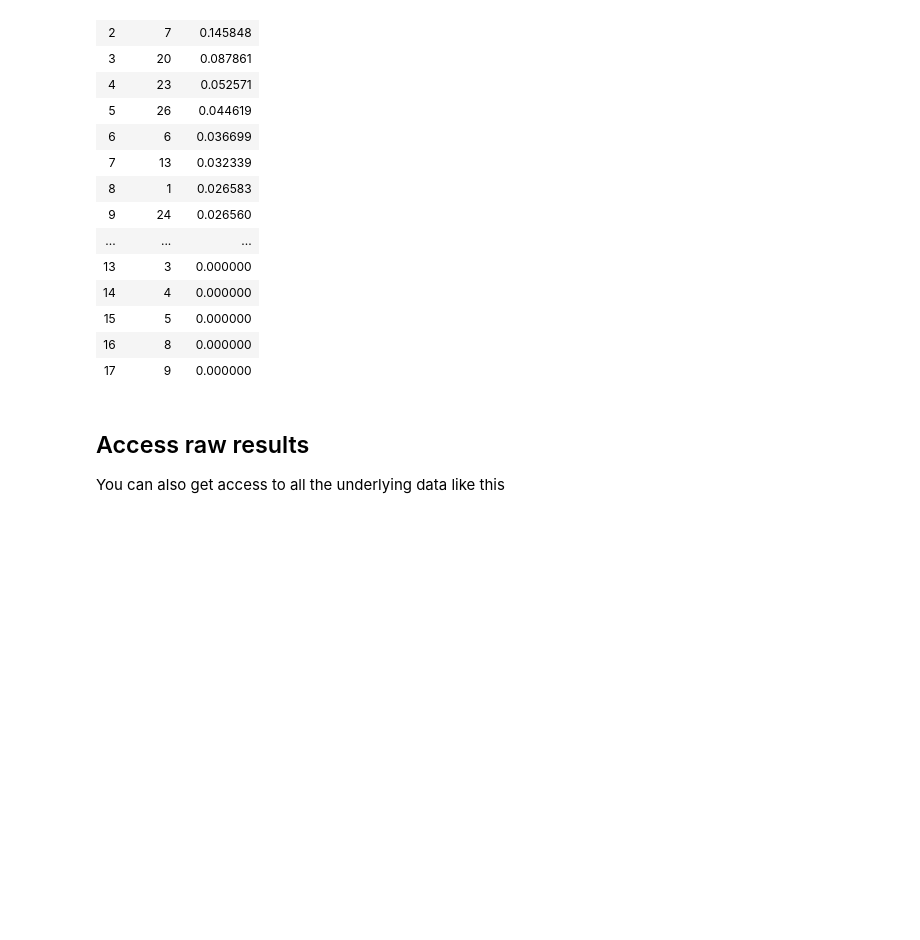
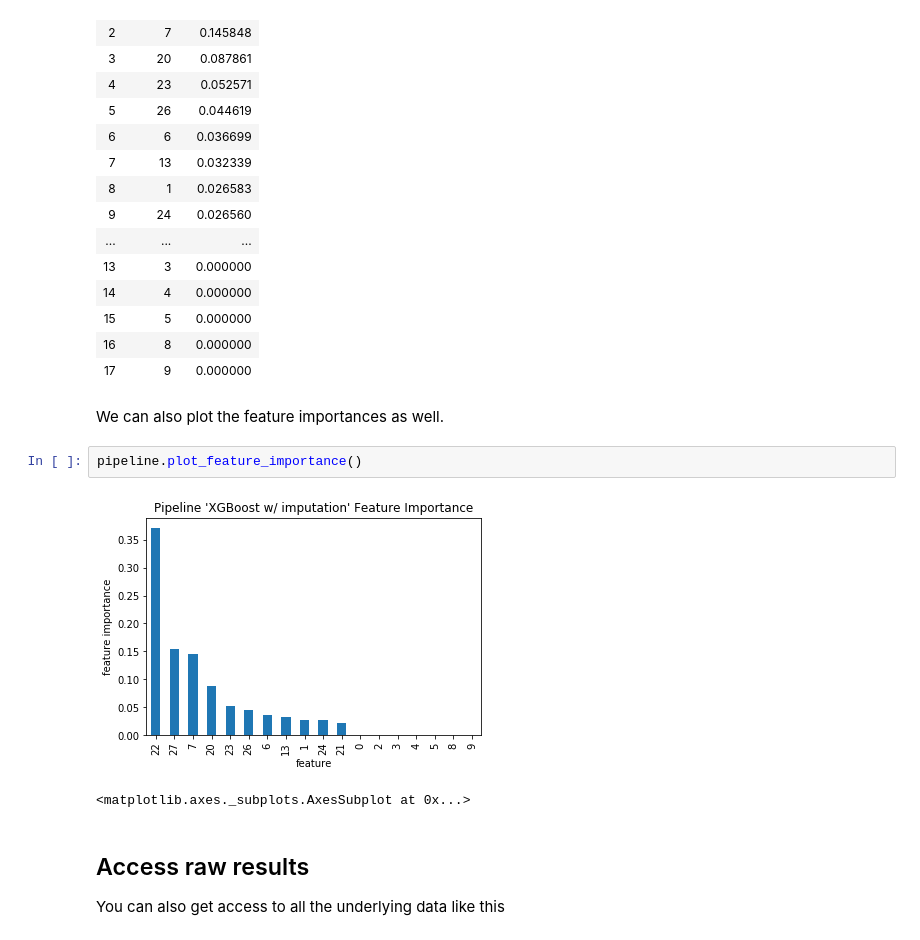
Before and after one commit to alteryx/evalml, a Jupyter notebook: docs/source/automl/search_results.ipynb, the cells around one changed output. Drawn from its saved outputs; the diff is of its cells as text; blank space fills up the shorter version.

Commit message:
Added ability to create a bar plot of feature importances

```diff
--- a/docs/source/automl/search_results.ipynb
+++ b/docs/source/automl/search_results.ipynb
@@ -103,6 +103,13 @@ pipeline.feature_importances
 | 15 | 5 | 0.000000 |
 | 16 | 8 | 0.000000 |
 | 17 | 9 | 0.000000 |
+# %% [markdown]
+We can also plot the feature importances as well.
+# %%
+pipeline.plot_feature_importance()
+# %% [output]
+[figure, added]
+<matplotlib.axes._subplots.AxesSubplot at 0x...>
 # %% [markdown]
 ## Access raw results
 You can also get access to all the underlying data like this
```
Also changed, not shown: parts of 3 cells of this notebook, 3 other files.
